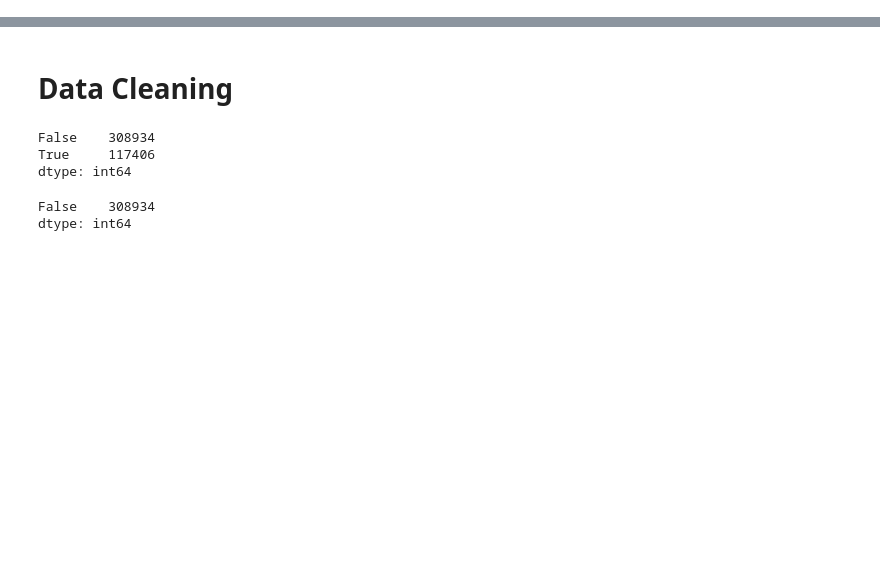
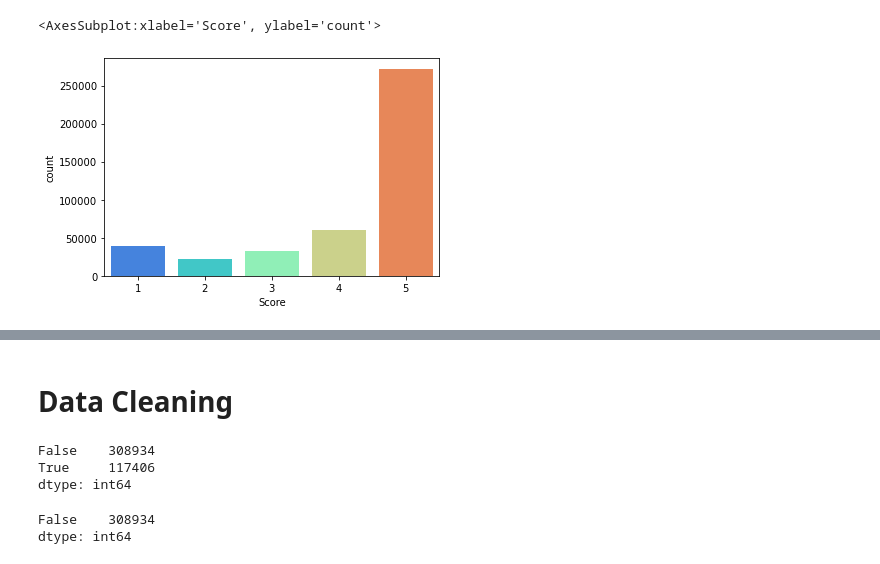
Before and after one commit to wgb-10/F20AA_CW2, a Jupyter notebook: cw2_amazon_food_review.ipynb, the cells around one changed output, grey strips where cells are left out. Cells and saved outputs as stored; diff of their text form; code cells hidden in the pictures; blank space fills up the shorter version.

```diff
--- a/cw2_amazon_food_review.ipynb
+++ b/cw2_amazon_food_review.ipynb
@@ -110,0 +221,6 @@ generate_word_cloud(texts)
+# %%
+# Count plot for grouping each review by score
+sns.countplot(x='Score',data=train ,palette='rainbow')
+# %% [output]
+<AxesSubplot:xlabel='Score', ylabel='count'>
+[figure, added]
```
Also changed, not shown: parts of 45 cells of this notebook.
